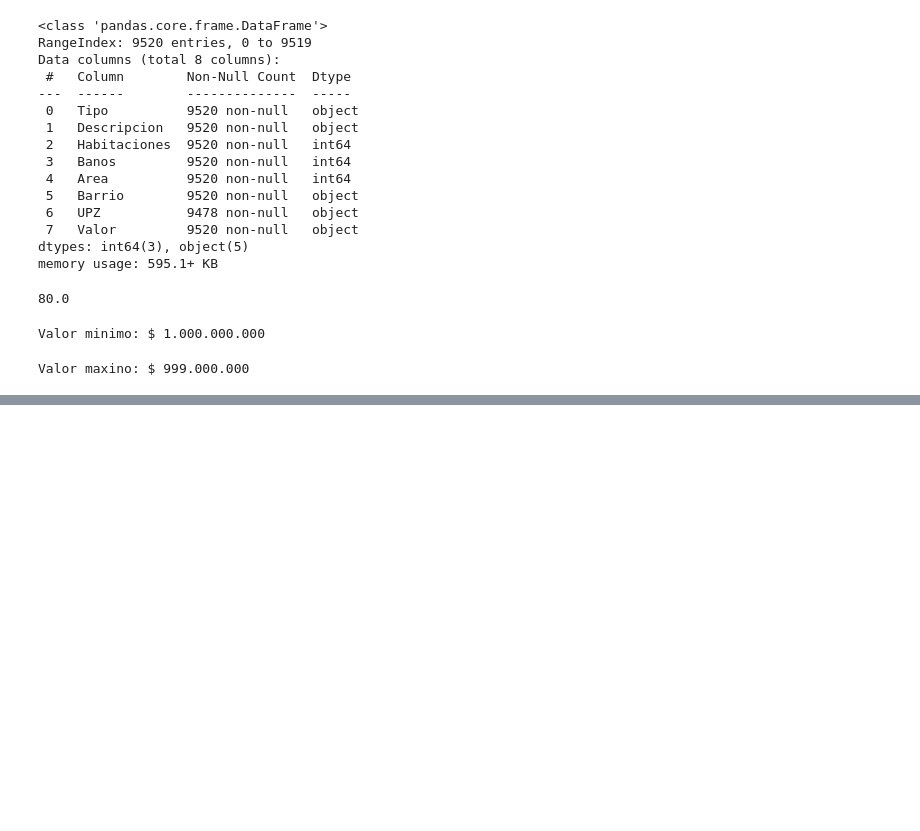
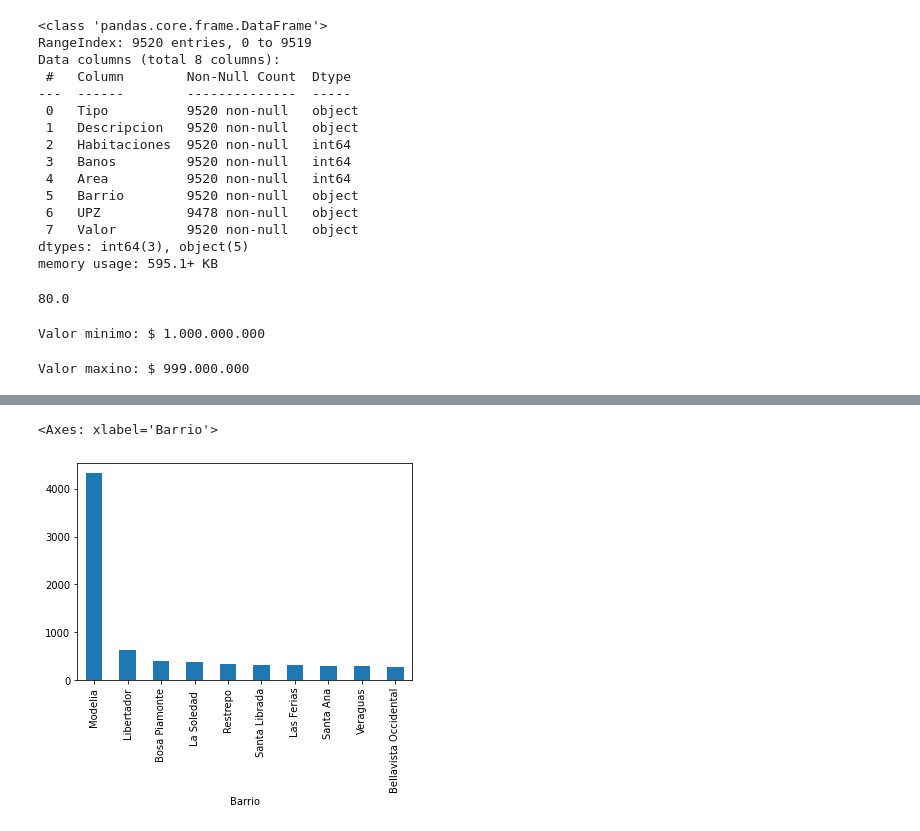
Before and after one commit to jaweropuntano/Inmersion_de_datos, a Jupyter notebook: INMERCION_DATOS_AULA1.ipynb, the cells around one changed output, grey strips where cells are left out. Drawn from its saved outputs; the diff is of its cells as text; code cells hidden in the pictures; blank space fills up the shorter version.

```diff
--- a/INMERCION_DATOS_AULA1.ipynb
+++ b/INMERCION_DATOS_AULA1.ipynb
@@ -202,3 +202,5 @@ Valor minimo: $ 1.000.000.000
 print('Valor maxino:', inmuebles['Valor'].max())
 # %% [output]
 Valor maxino: $ 999.000.000
+# %%
+promedio_por_barrio = inmuebles.groupby('Barrio')['Area'].mean().sort_values(ascending=False)
@@ -204,0 +223,5 @@ Valor maxino: $ 999.000.000
+# %%
+promedio_por_barrio.head(10).plot.bar()
+# %% [output]
+<Axes: xlabel='Barrio'>
+[figure, added]
```
Also changed, not shown: parts of 17 cells of this notebook.
